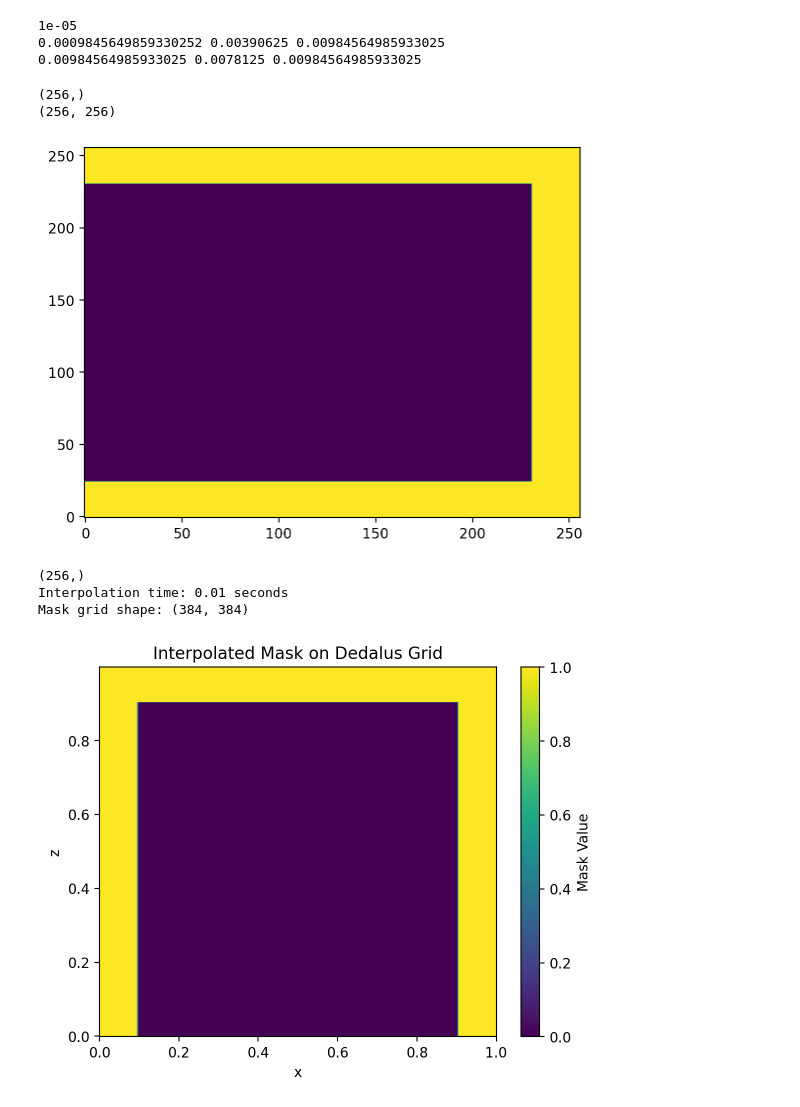
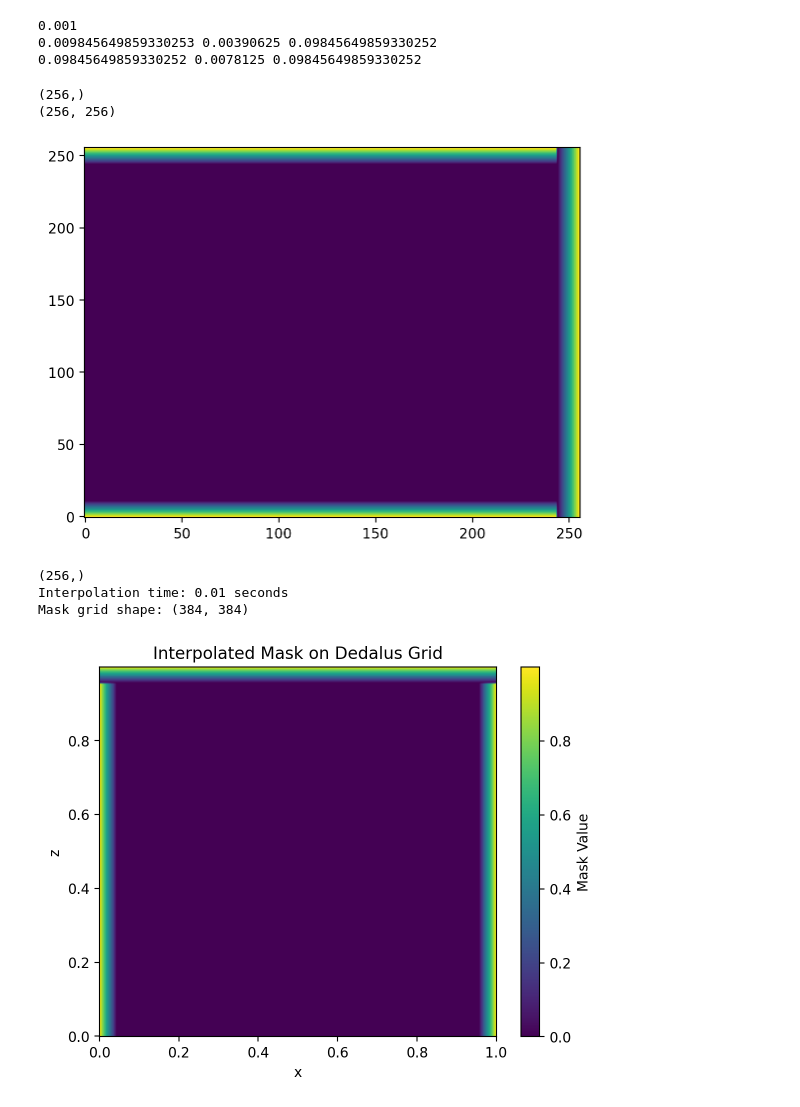
Before and after one commit to bz226/Research-Dedalus, a Jupyter notebook: 2d-AR=64/Sponge.ipynb, the cells around one changed output. Cells and saved outputs as stored; diff of their text form; code cells hidden in the pictures.

```diff
--- a/2d-AR=64/Sponge.ipynb
+++ b/2d-AR=64/Sponge.ipynb
@@ -14,7 +14,7 @@ import time
 
 Lx, Lz = 1,1
 Nx, Nz = 256,256
-Ra_M = -1e10
+Ra_M = -1e6
 D_0 = 0
 D_H = 1/3
 M_0 = 0
@@ -38,9 +38,9 @@ grid_delta = Lx/Nx
 print(optimal_delta, grid_delta, δ)
 print(10*optimal_delta, grid_delta*2, δ)
 # %% [output]
-1e-05
-0.0009845649859330252 0.00390625 0.00984564985933025
-0.00984564985933025 0.0078125 0.00984564985933025
+0.001
+0.009845649859330253 0.00390625 0.09845649859330252
+0.09845649859330252 0.0078125 0.09845649859330252
 # %%
 xl = np.linspace(0,Lx,Nx)
 zl = np.linspace(0,Lz,Nz)
@@ -48,8 +48,8 @@ zl = np.linspace(0,Lz,Nz)
 # def mountain_shape(x):
 #     return np.where((x >= 0.4) & (x <= 0.6), 0.02 * np.sin(5*np.pi*(x-0.4)), 0)
 
-# def mountain_shape(x):
-#     return -2*(x-0.4)*(x-0.6)
+def mountain_shape(x):
+    return -2*(x-0.4)*(x-0.6)
 
 
 
@@ -58,13 +58,25 @@ height = mountain_shape(xl)
 
 newcell = np.zeros((Nx,Nz),dtype=int)
 
-#LR Sponge
-newcell[:Nx//10][:]=1
-newcell[Nx-Nx//10:][:]=1
+# #LR Sponge
+# newcell[:Nx//10][:]=1
+# newcell[Nx-Nx//10:][:]=1
 
-#Top Sponge
-newcell[Nx//10:(Nx-Nx//10),(Nz-Nz//10):]=1
+# Initialize the grid
+Nx, Nz = 256, 256  # Based on your output dimensions
+newcell = np.zeros((Nx, Nz))
 
+# For the left side: linear increase from x=0 to x=Nx//20
+x_left = np.linspace(1, 0, Nx//20)
+newcell[:Nx//20, :] = x_left[:, np.newaxis]
+
+# For the right side: linear increase from x=Nx-Nx//20 to x=Nx
+x_right = np.linspace(0, 1, Nx//20)
+newcell[Nx-Nx//20:, :] = x_right[:, np.newaxis]
+
+# For the top: linear increase from z=Nz-Nz//20 to z=Nz
+z_top = np.linspace(0, 1, Nz//20)
+newcell[:, Nz-Nz//20:] = z_top[np.newaxis, :]
 
 
 # for i in range(Nx):
@@ -167,38 +179,38 @@ start_time = time.time()
 # Vectorized interpolation
 X, Z = np.meshgrid(xg[:, 0], zg[0, :], indexing='ij')
 mask_grid['g'] = interp_smooth((zg[:,None],xg[None,:]))
 # mask_grid['g'] = interp_smooth((zg, xg))
 # mask_grid['g'] = mask(newdistance/δ)
 
 end_time = time.time()
 
 print(f"Interpolation time: {end_time - start_time:.2f} seconds")
 print(f"Mask grid shape: {mask_grid['g'].shape}")
 
 
 # plt.figure(figsize=(5, 20))
 # plt.imshow(mask_grid['g'], origin='lower', aspect='auto')
 # plt.contour(np.meshgrid(xg[:,0],zg[0,:]), mask_grid['g'])
 xplt,zplt=np.meshgrid(xg[:,0],zg[0,:])
 # plt.imshow(mask_grid['g'].T)
 plt.pcolormesh(zg,xg, mask_grid['g'], shading='nearest')
 plt.colorbar(label='Mask Value')
 plt.title('Interpolated Mask on Dedalus Grid')
 plt.xlabel('x')
 plt.ylabel('z')
 plt.show()
 
 # plt.plot(xg[:,0],mask_grid['g'][:,80])
 # plt.ylim(0, 1)
 # plt.show()
 # %% [output]
 (256,)
 (256, 256)
-[figure, old version]
+[figure, new version]
 (256,)
 Interpolation time: 0.01 seconds
 Mask grid shape: (384, 384)
-[figure, old version]
+[figure, new version]
 # %%
 import h5py
 
```
Also changed, not shown: 7 other files.
